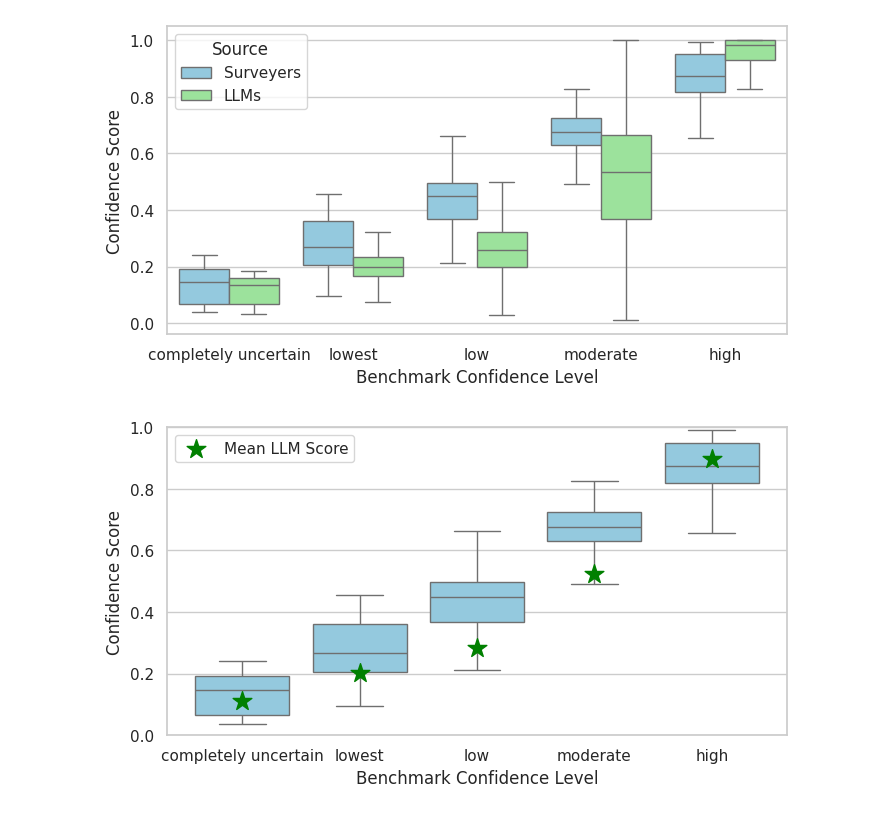
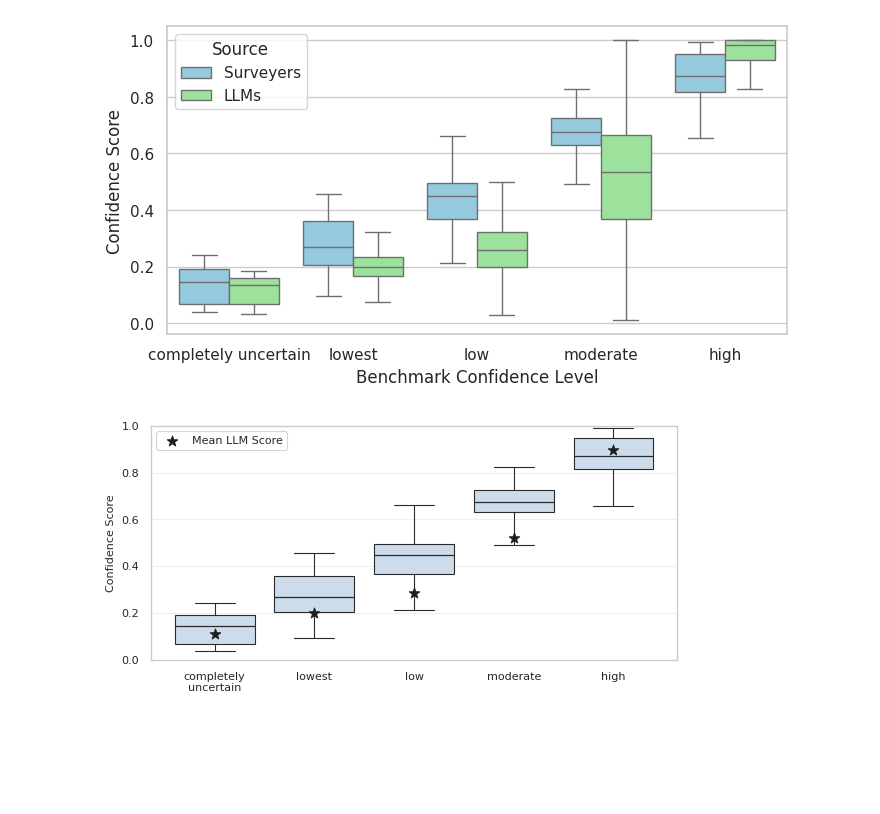
Before and after one commit to Ivan-Yeh/lm-confidence-evaluation-harness, a Jupyter notebook: papers/verify_llm_evaluator.ipynb, the cells around one changed output. Cells and saved outputs as stored; diff of their text form; code cells hidden in the pictures; blank space fills up the shorter version.

```diff
--- a/papers/verify_llm_evaluator.ipynb
+++ b/papers/verify_llm_evaluator.ipynb
@@ -106,42 +106,73 @@ plt.savefig('annotated_vs_llm_scores_boxplots.pdf', dpi=300, bbox_inches='tight'
 [figure]
 # %%
 # Suppose human_scores already has columns: ['annotated_scores', 'llm_scores', 'llm_confidence_level']
+
+# NeurIPS-style plotting defaults
+import matplotlib as mpl
+
+mpl.rcParams.update({
+    "font.family": "serif",
+    "font.serif": ["DejaVu Serif"],
+    "axes.labelsize": 6,
+    "axes.titlesize": 7,
+    "xtick.labelsize": 4,
+    "ytick.labelsize": 4,
+    "legend.fontsize": 4,
+    "axes.linewidth": 0.8,
+    "grid.linewidth": 0.5,
+    "grid.alpha": 0.3,
+    "savefig.dpi": 300,
+})
 
 # Define order of confidence levels
 level_order = ['completely uncertain', 'lowest', 'low', 'moderate', 'high']
 
-sns.set_theme(style="whitegrid")
-plt.figure(figsize=(8, 4))
+sns.set_theme(context="paper", style="whitegrid")
+fig, ax = plt.subplots(figsize=(6, 3))
 
 # Boxplot for human/annotated scores
 sns.boxplot(
     x='llm_confidence_level',
     y='annotated_scores',
     data=human_scores,
     order=level_order,
-    color='skyblue',
-    showfliers=False
+    color='#c7dcef',
+    showfliers=False,
+    linewidth=0.8,
+    ax=ax,
+    boxprops=dict(edgecolor="#2b2b2b"),
+    whiskerprops=dict(color="#2b2b2b", linewidth=0.8),
+    capprops=dict(color="#2b2b2b", linewidth=0.8),
+    medianprops=dict(color="#2b2b2b", linewidth=0.9),
 )
 
 # Compute mean LLM score per confidence level
 llm_means = human_scores.groupby('llm_confidence_level')['llm_scores'].mean().reindex(level_order)
 
 # Overlay mean LLM scores as points
-plt.scatter(
-    x=range(len(llm_means)),  # positions corresponding to x-axis categories
+ax.scatter(
+    x=range(len(llm_means)),
     y=llm_means.values,
-    color='green',
-    s=200,
+    color="#1f1f1f",
+    s=60,
     zorder=10,
     label='Mean LLM Score',
     marker='*',
 )
 
-# plt.title('Survey Scores vs. Mean LLM Scores by Confidence Level')
-plt.xlabel('Benchmark Confidence Level')
-plt.ylabel('Confidence Score')
-plt.ylim(0, 1)
-plt.legend()
-plt.savefig('annotated_vs_llm_scores_boxplots_1.pdf', dpi=300, bbox_inches='tight')
+# Do not display x-axis label
+# ax.set_xlabel('Benchmark Confidence Level', fontsize=8)
+ax.set_xlabel('')
+ax.set_ylabel('Confidence Score', fontsize=8)
+ax.set_ylim(0, 1)
+ax.legend(frameon=True, fontsize=8)
+
+# Split the longest label onto two lines
+tick_labels = ["completely\nuncertain" if x == "completely uncertain" else x for x in level_order]
+ax.set_xticklabels(tick_labels, fontsize=8)
+ax.tick_params(axis='y', labelsize=8)
+
+fig.tight_layout()
+fig.savefig('annotated_vs_llm_scores_boxplots_1.pdf', bbox_inches='tight', dpi=300)
 # %% [output]
-[figure, old version]
+[figure, new version]
```
Also changed, not shown: 39 other files.
